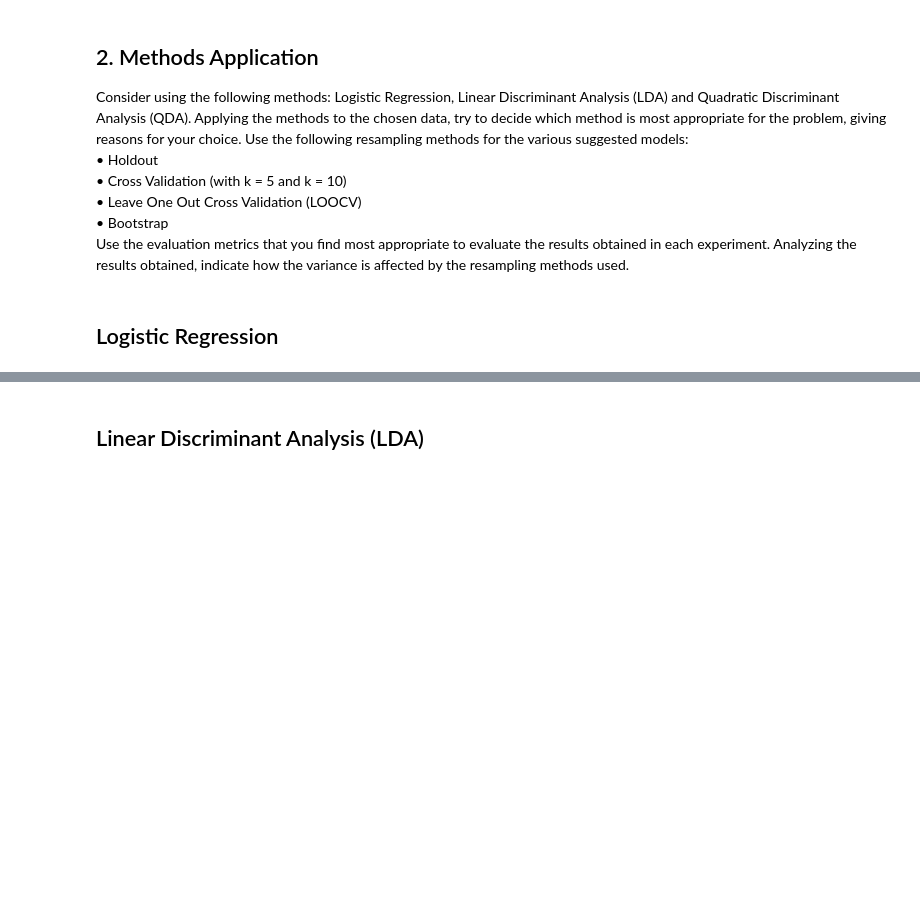
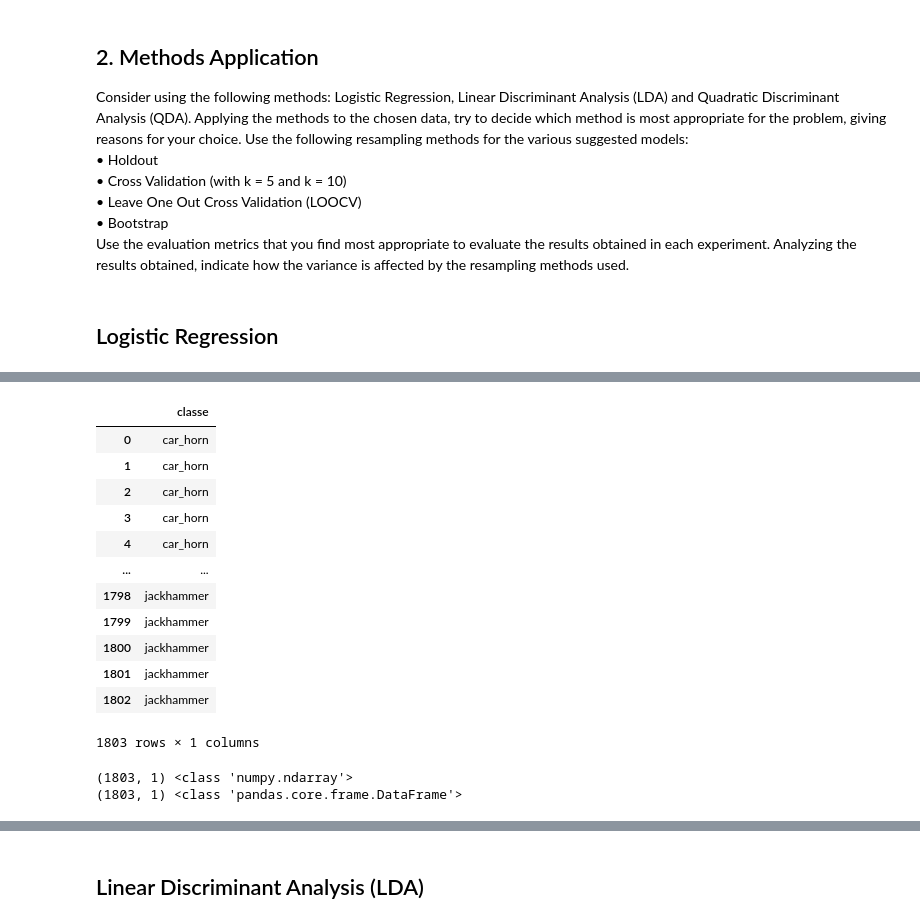
Before and after one commit to qettera/Machine-Learning-Overview, a Jupyter notebook: project.ipynb, the cells around one changed output, grey strips where cells are left out. Drawn from its saved outputs; the diff is of its cells as text; code cells hidden in the pictures; blank space fills up the shorter version.

```diff
--- a/project.ipynb
+++ b/project.ipynb
@@ -252,0 +378,3 @@ resampling methods used.
+# %%
+x = df[['media12']]
+y = df[['classe']]
@@ -252,0 +387,16 @@ resampling methods used.
+# %%
+y
+# %% [output]
+|  | classe |
+| 0 | car_horn |
+| 1 | car_horn |
+| 2 | car_horn |
+| 3 | car_horn |
+| 4 | car_horn |
+| ... | ... |
+| 1798 | jackhammer |
+| 1799 | jackhammer |
+| 1800 | jackhammer |
+| 1801 | jackhammer |
+| 1802 | jackhammer |
+1803 rows × 1 columns
@@ -252,0 +406,6 @@ resampling methods used.
+# %%
+print(x.shape, type(x))
+print(y.shape, type(y))
+# %% [output]
+(1803, 1) <class 'numpy.ndarray'>
+(1803, 1) <class 'pandas.core.frame.DataFrame'>
```
Also changed, not shown: parts of 23 cells of this notebook.
